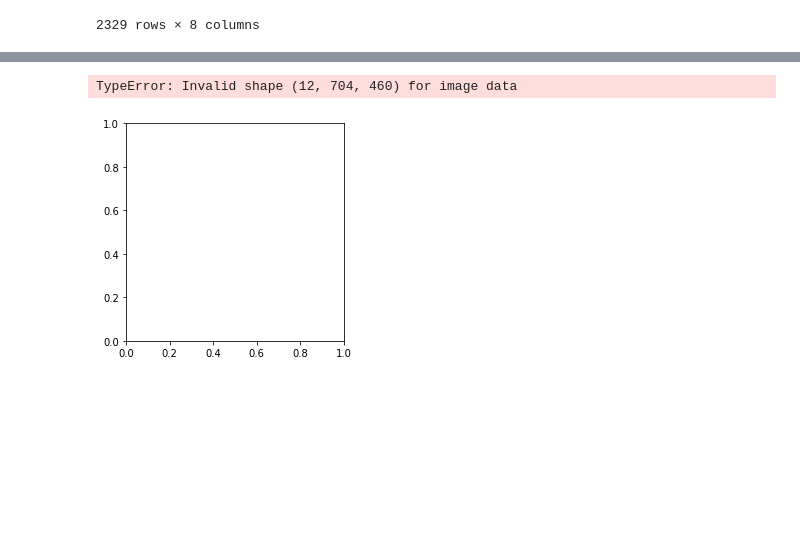
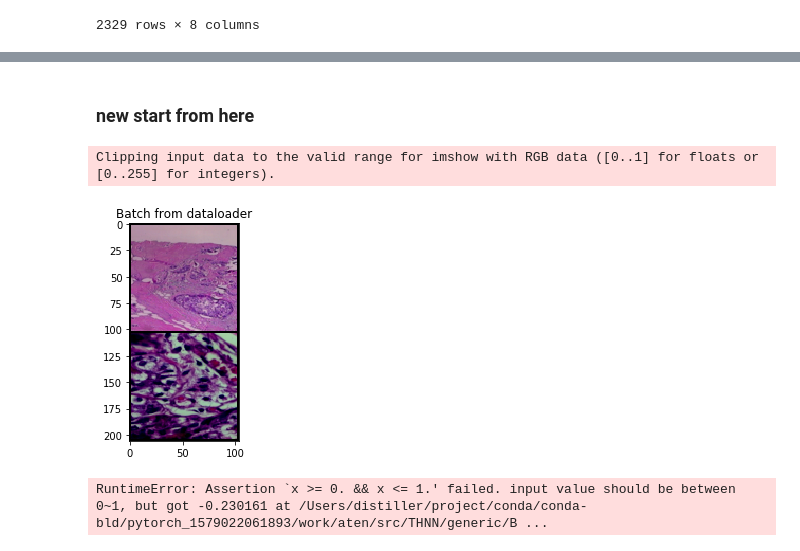
Before and after one commit to nishraptor/Breast-Cancer-Classification, a Jupyter notebook: Untitled.ipynb, the cells around one changed output, grey strips where cells are left out. Saved outputs shown, nothing was run; the diff lists cells and outputs as text; code cells hidden in the pictures; blank space fills up the shorter version.

```diff
--- a/Untitled.ipynb
+++ b/Untitled.ipynb
@@ -198,33 +197,52 @@ Required-by: tensorboard, Sphinx, requests-oauthlib, folium, conda, conda-build,
+# %% [markdown]
+### new start from here
 # %%
-def load_data():
+batch_size = 2
+def loadData():
 
     #Create the dataset
-    dataset = MalariaDataset(csv_file='malaria.csv', \
-                             transform=transforms.Compose(\
-                                                          [transforms.Resize((100,100)),\
-                                                           transforms.ToTensor(),\
-                                                           transforms.Normalize((0.5, 0.5, 0.5), \
-                                                                                (0.5, 0.5, 0.5))]))
+    dataset = Dataset(csv_file = 'csv.csv', \
+                     transform = transform.Compose([transform.Resize((100,100)), \
+                                                    transform.ToTensor(),\
+                                                   transform.Normalize((0.5, 0.5, 0.5), \
+                                                                        (0.5, 0.5, 0.5))]))
 
     dataset_size = len(dataset)
     indices = list(range(dataset_size))
-    split = int(np.floor(.2 * dataset_size))
-    train_indices, test_indices = indices[split:], indices[:split]
+    split1 = int(np.floor(.6 * dataset_size))
+    split2 = int(np.floor(.8 * dataset_size))
+    train_indices, val_indices, test_indices = indices[: split1], indices[split1: split2], indices[split2: ]
 
     train_sampler = SubsetRandomSampler(train_indices)
-    valid_sampler = SubsetRandomSampler(test_indices)
+    valid_sampler = SubsetRandomSampler(val_indices)
+    test_sampler = SubsetRandomSampler(test_indices)
 
     trainloader = torch.utils.data.DataLoader(dataset, batch_size=batch_size,
                                                sampler=train_sampler)
+    valloader = torch.utils.data.DataLoader(dataset, batch_size=batch_size,
+                                           sampler=valid_sampler)
     testloader = torch.utils.data.DataLoader(dataset, batch_size=batch_size,
-                                                    sampler=valid_sampler)
+                                                    sampler=test_sampler)
 
 
-    return trainloader,testloader
+    return trainloader, valloader, testloader
+# %%
+train_loader, val_loader, test_loader = loadData()
+# %%
+def show_batch(images, labels):
+
+        batch_size = len(images)
+        im_size = images.size(0)
+        grid_border_size = 3
+
+        grid = make_grid(images)
+        plt.imshow(grid.numpy().transpose())
+        plt.title('Batch from dataloader')
+        plt.show()
 # %%
-for imgs, (_, labels) in trainLoader:
+for imgs, (_, labels) in train_loader:
     show_batch(imgs, labels)
     break
 # %% [output]
-TypeError: Invalid shape (12, 704, 460) for image data
+Clipping input data to the valid range for imshow with RGB data ([0..1] for floats or [0..255] for integers).
-[figure, old version]
+[figure, new version]
@@ -241,0 +255,4 @@ def show_batch(images, labels):
+# %%
+train_model(train_loader, val_loader)
+# %% [output]
+RuntimeError: Assertion `x >= 0. && x <= 1.' failed. input value should be between 0~1, but got -0.230161 at /Users/distiller/project/conda/conda-bld/pytorch_1579022061893/work/aten/src/THNN/generic/B ...
```
Also changed, not shown: parts of 9 cells of this notebook.
